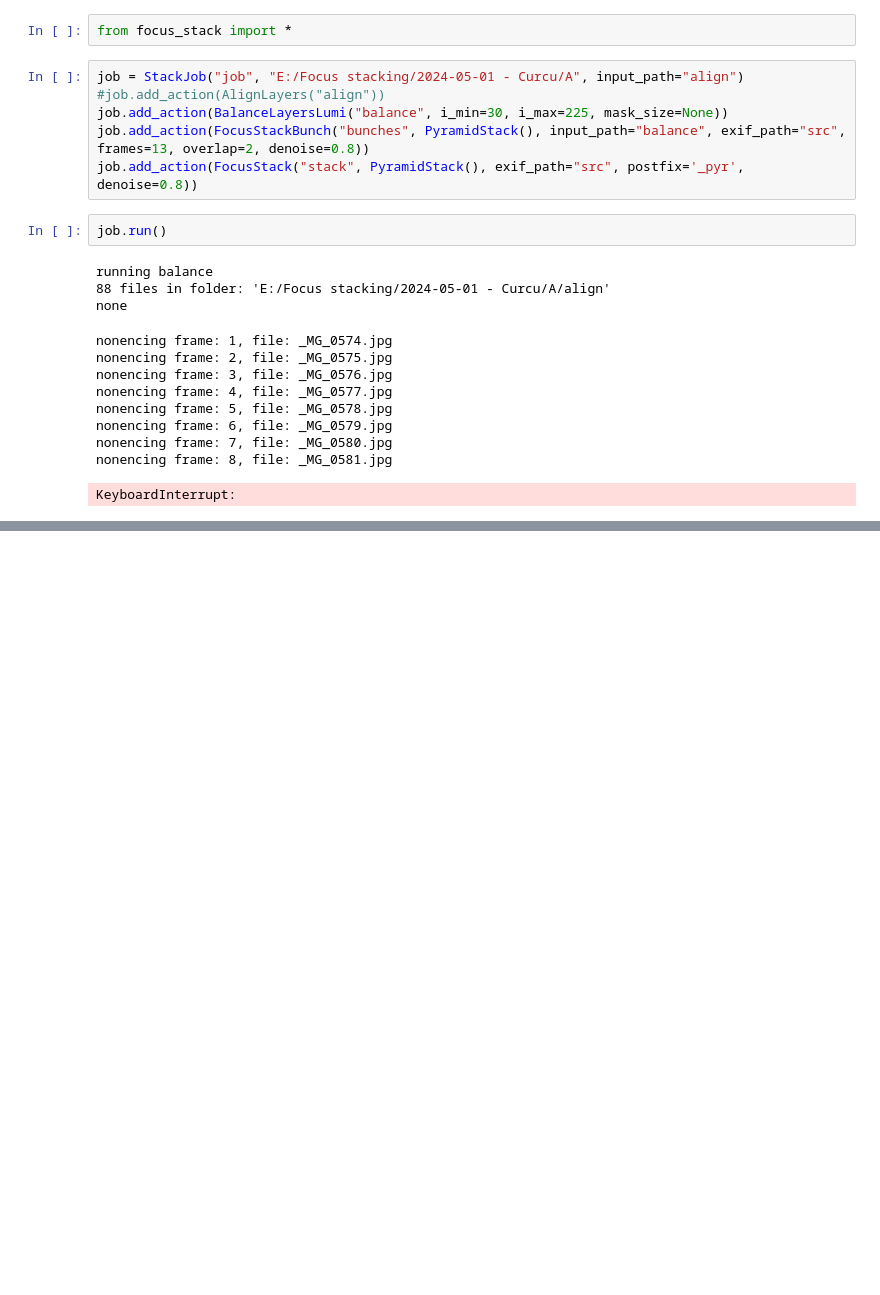
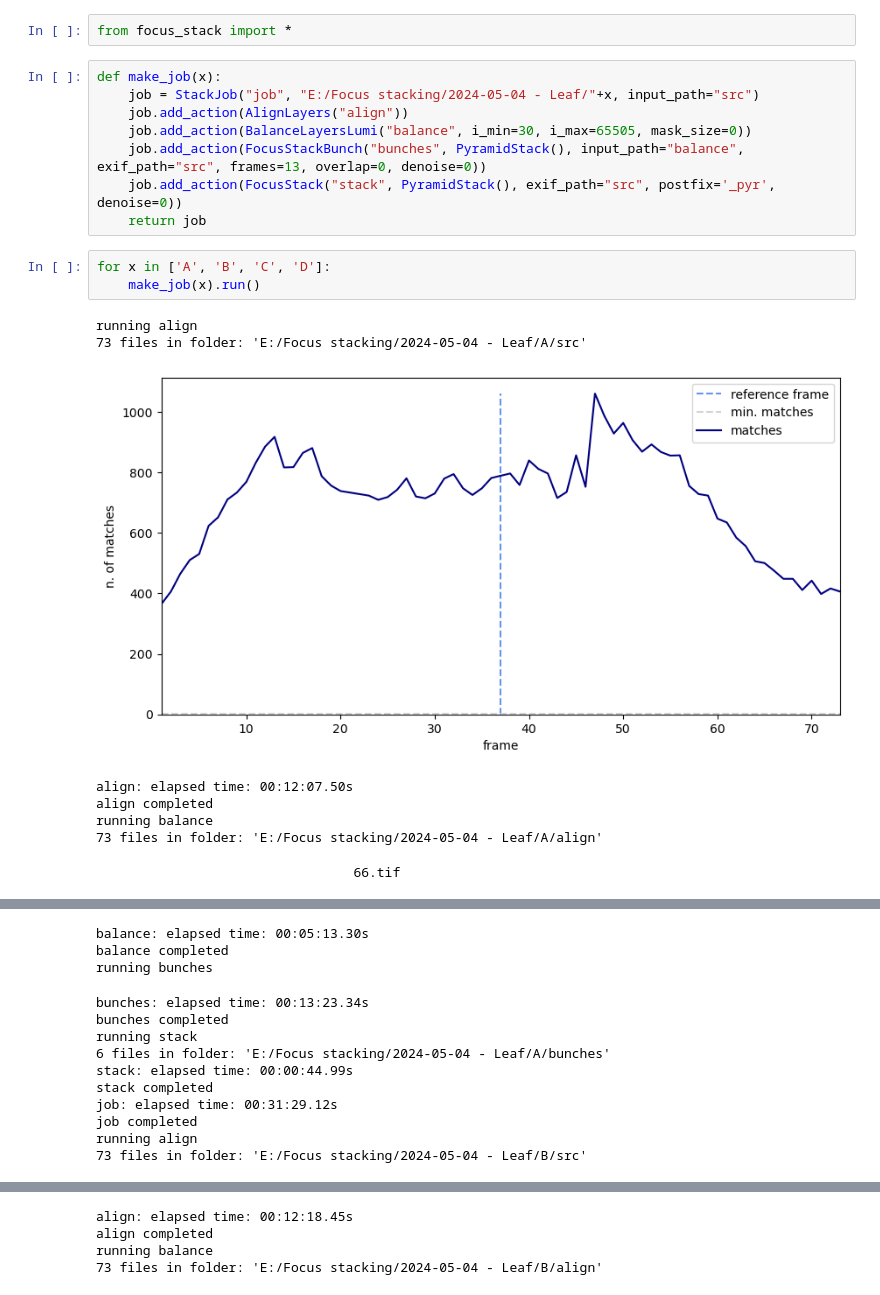
Before and after one commit to lucalista/focusstack, a Jupyter notebook: stack-job.ipynb, the cells around one changed output, grey strips where cells are left out. Saved outputs shown, nothing was run; the diff lists cells and outputs as text; blank space fills up the shorter version.

```diff
--- a/stack-job.ipynb
+++ b/stack-job.ipynb
@@ -5,23 +5,22 @@ Example of focus stacking with automatic alignment and luminosity balance, and p
 # %%
 from focus_stack import *
 # %%
-job = StackJob("job", "E:/Focus stacking/2024-05-01 - Curcu/A", input_path="align")
-#job.add_action(AlignLayers("align"))
-job.add_action(BalanceLayersLumi("balance", i_min=30, i_max=225, mask_size=None))
-job.add_action(FocusStackBunch("bunches", PyramidStack(), input_path="balance", exif_path="src", frames=13, overlap=2, denoise=0.8))
-job.add_action(FocusStack("stack", PyramidStack(), exif_path="src", postfix='_pyr', denoise=0.8))
+def make_job(x):
+    job = StackJob("job", "E:/Focus stacking/2024-05-04 - Leaf/"+x, input_path="src")
+    job.add_action(AlignLayers("align"))
+    job.add_action(BalanceLayersLumi("balance", i_min=30, i_max=65505, mask_size=0))
+    job.add_action(FocusStackBunch("bunches", PyramidStack(), input_path="balance", exif_path="src", frames=13, overlap=0, denoise=0))
+    job.add_action(FocusStack("stack", PyramidStack(), exif_path="src", postfix='_pyr', denoise=0))
+    return job
 # %%
-job.run()
+for x in ['A', 'B', 'C', 'D']:
+    make_job(x).run()
 # %% [output]
-running balance
-88 files in folder: 'E:/Focus stacking/2024-05-01 - Curcu/A/align'
-none
+running align
+73 files in folder: 'E:/Focus stacking/2024-05-04 - Leaf/A/src'
+[figure, added]
-nonencing frame: 1, file: _MG_0574.jpg
-nonencing frame: 2, file: _MG_0575.jpg
-nonencing frame: 3, file: _MG_0576.jpg
-nonencing frame: 4, file: _MG_0577.jpg
-nonencing frame: 5, file: _MG_0578.jpg
-nonencing frame: 6, file: _MG_0579.jpg
-nonencing frame: 7, file: _MG_0580.jpg
-nonencing frame: 8, file: _MG_0581.jpg
+align: elapsed time: 00:12:07.50s
+align completed
+running balance
+73 files in folder: 'E:/Focus stacking/2024-05-04 - Leaf/A/align'
-KeyboardInterrupt:
+                                 66.tif
@@ -27,0 +28,13 @@ KeyboardInterrupt:
+balance: elapsed time: 00:05:13.30s
+balance completed
+running bunches
+bunches: elapsed time: 00:13:23.34s
+bunches completed
+running stack
+6 files in folder: 'E:/Focus stacking/2024-05-04 - Leaf/A/bunches'
+stack: elapsed time: 00:00:44.99s
+stack completed
+job: elapsed time: 00:31:29.12s
+job completed
+running align
+73 files in folder: 'E:/Focus stacking/2024-05-04 - Leaf/B/src'
@@ -27,0 +42,4 @@ KeyboardInterrupt:
+align: elapsed time: 00:12:18.45s
+align completed
+running balance
+73 files in folder: 'E:/Focus stacking/2024-05-04 - Leaf/B/align'
```
Also changed, not shown: parts of 1 cell of this notebook, 3 other files.
